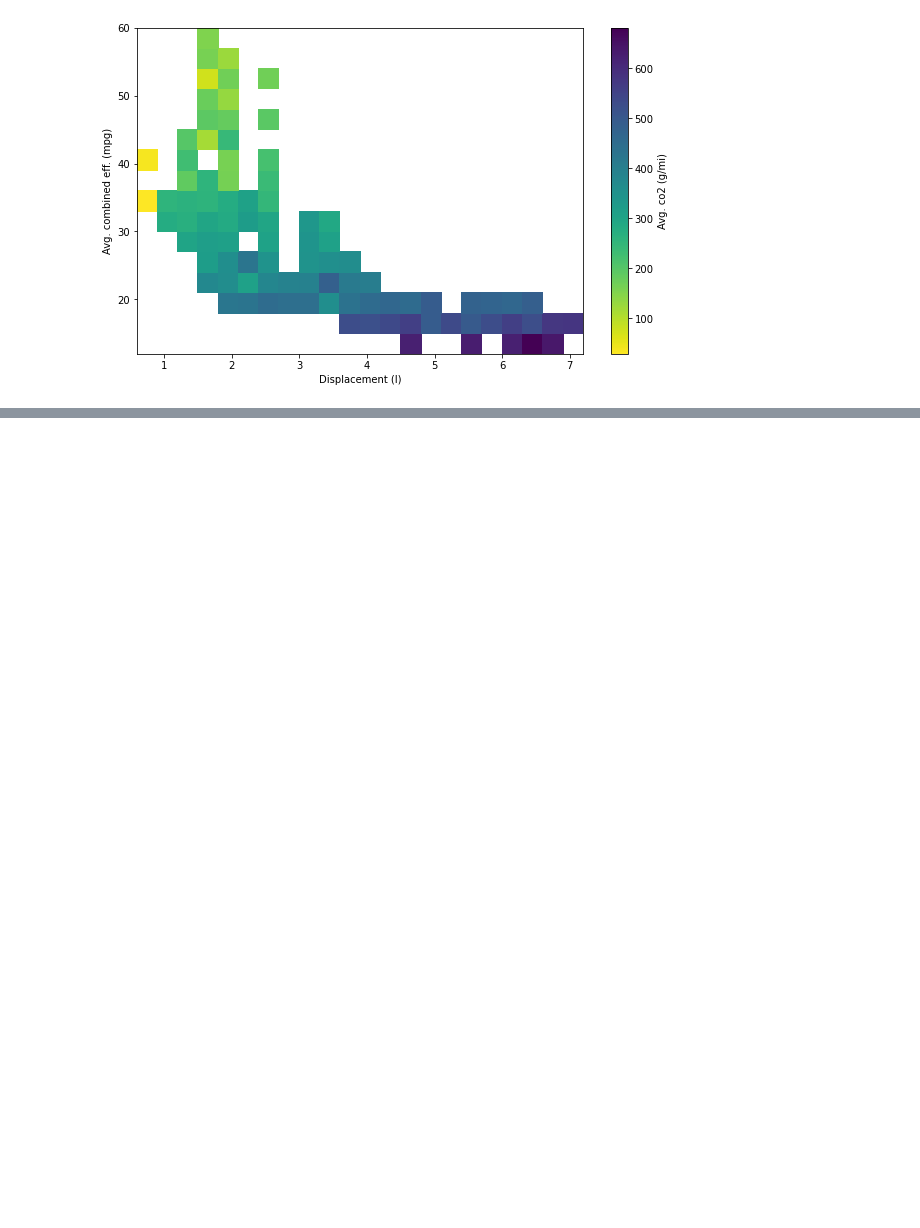
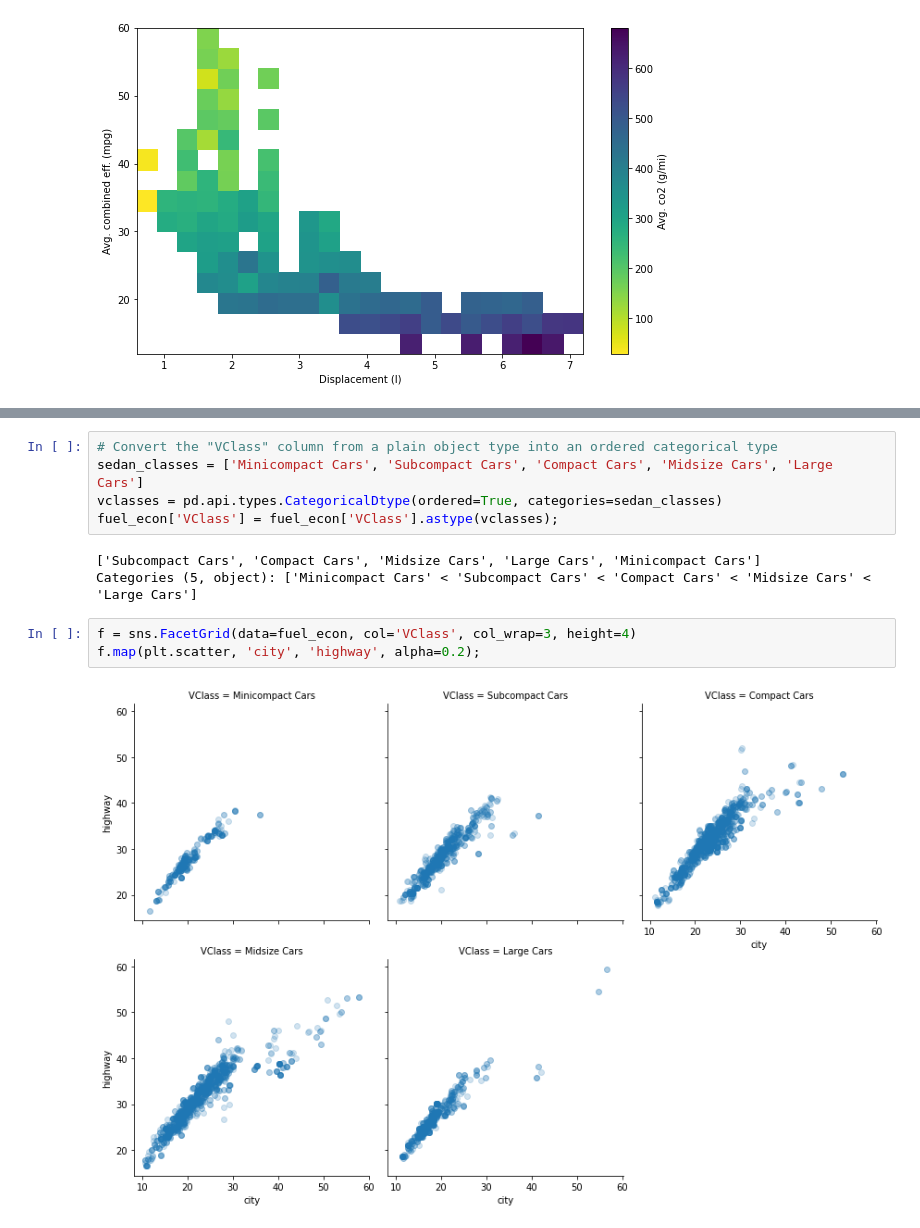
Before and after one commit to Alex-YuZ/Data-Visualization, a Jupyter notebook: Faceting.ipynb, the cells around one changed output, grey strips where cells are left out. Saved outputs shown, nothing was run; the diff lists cells and outputs as text; blank space fills up the shorter version.

Commit message:
feat: Add example on scatter plot faceting

```diff
--- a/Faceting.ipynb
+++ b/Faceting.ipynb
@@ -760,0 +767,13 @@ heat_plots()
+# %%
+# Convert the "VClass" column from a plain object type into an ordered categorical type
+sedan_classes = ['Minicompact Cars', 'Subcompact Cars', 'Compact Cars', 'Midsize Cars', 'Large Cars']
+vclasses = pd.api.types.CategoricalDtype(ordered=True, categories=sedan_classes)
+fuel_econ['VClass'] = fuel_econ['VClass'].astype(vclasses);
+# %% [output]
+['Subcompact Cars', 'Compact Cars', 'Midsize Cars', 'Large Cars', 'Minicompact Cars']
+Categories (5, object): ['Minicompact Cars' < 'Subcompact Cars' < 'Compact Cars' < 'Midsize Cars' < 'Large Cars']
+# %%
+f = sns.FacetGrid(data=fuel_econ, col='VClass', col_wrap=3, height=4)
+f.map(plt.scatter, 'city', 'highway', alpha=0.2);
+# %% [output]
+[figure, added]
```
Also changed, not shown: parts of 3 cells of this notebook.
